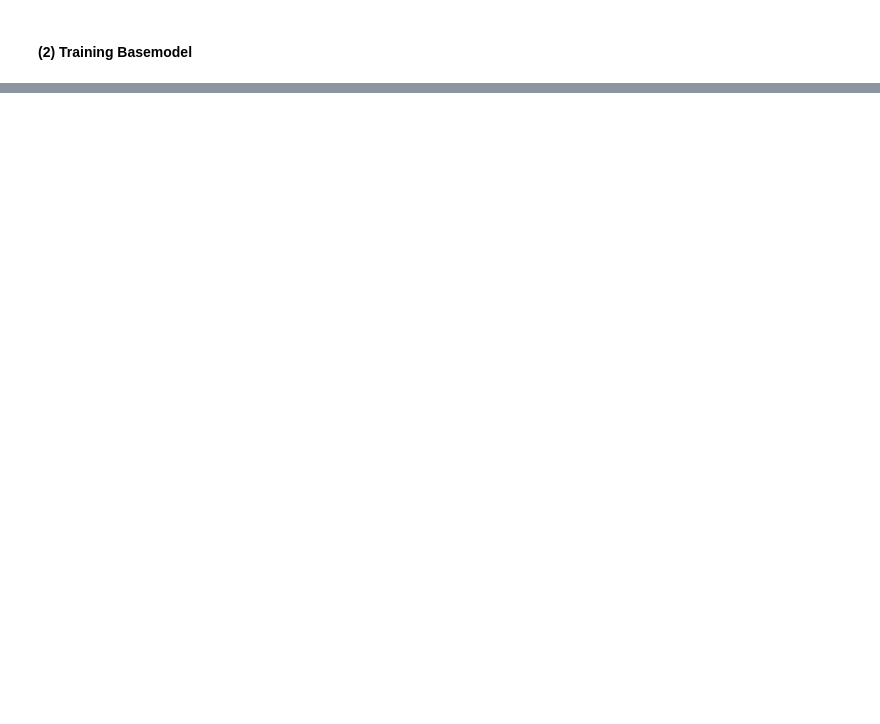
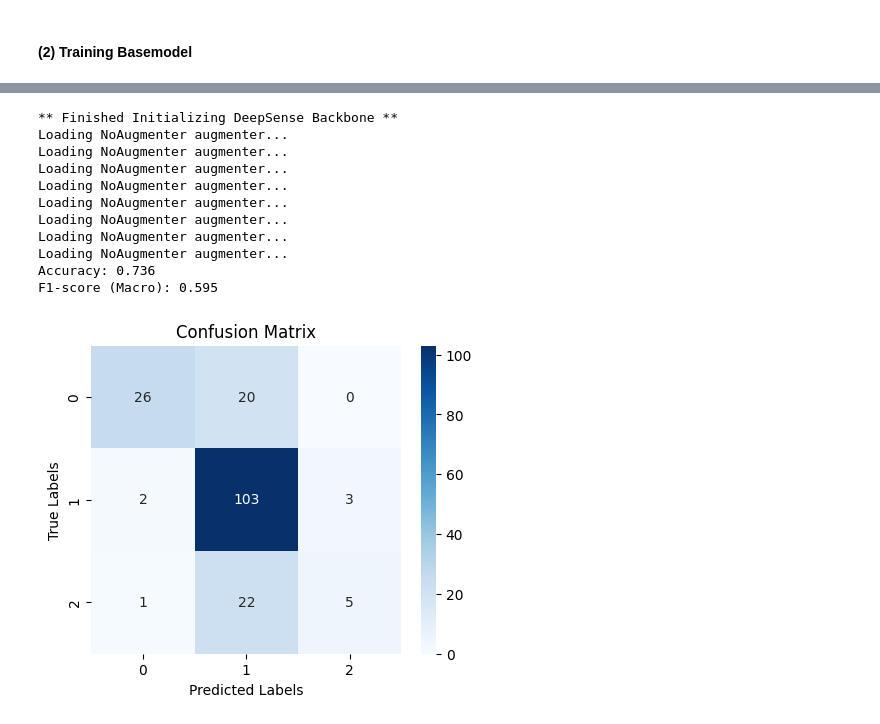
Before and after one commit to sunghwanism/FM_for_bio_signal, a Jupyter notebook: Final_report.ipynb, the cells around one changed output, grey strips where cells are left out. Drawn from its saved outputs; the diff is of its cells as text; code cells hidden in the pictures; blank space fills up the shorter version.

```diff
--- a/Final_report.ipynb
+++ b/Final_report.ipynb
@@ -169,0 +1106,16 @@ Image("../asset/psg_0001.png")
+# %%
+subj_index = "0571"
+ind_571_acc, ind_571_f1 = predict_using_individual_model(subj_index)
+# %% [output]
+** Finished Initializing DeepSense Backbone **
+Loading NoAugmenter augmenter...
+Loading NoAugmenter augmenter...
+Loading NoAugmenter augmenter...
+Loading NoAugmenter augmenter...
+Loading NoAugmenter augmenter...
+Loading NoAugmenter augmenter...
+Loading NoAugmenter augmenter...
+Loading NoAugmenter augmenter...
+Accuracy: 0.736
+F1-score (Macro): 0.595
+[figure, added]
```
Also changed, not shown: parts of 101 cells of this notebook, 8 other files.
